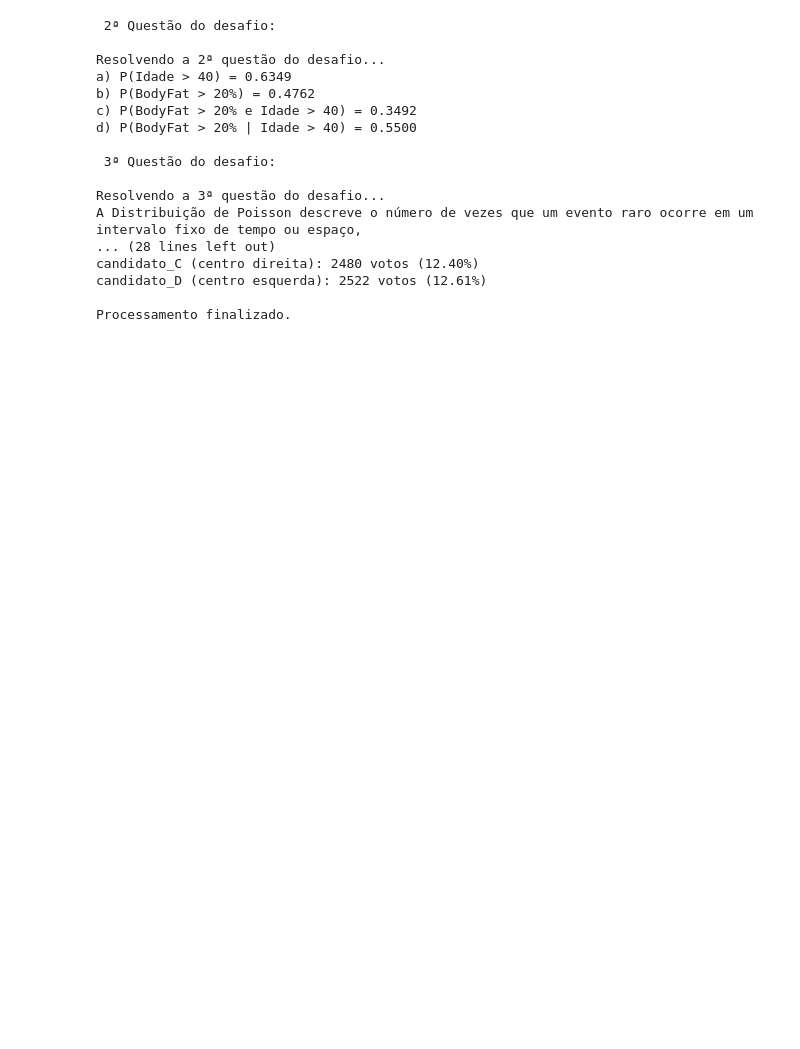
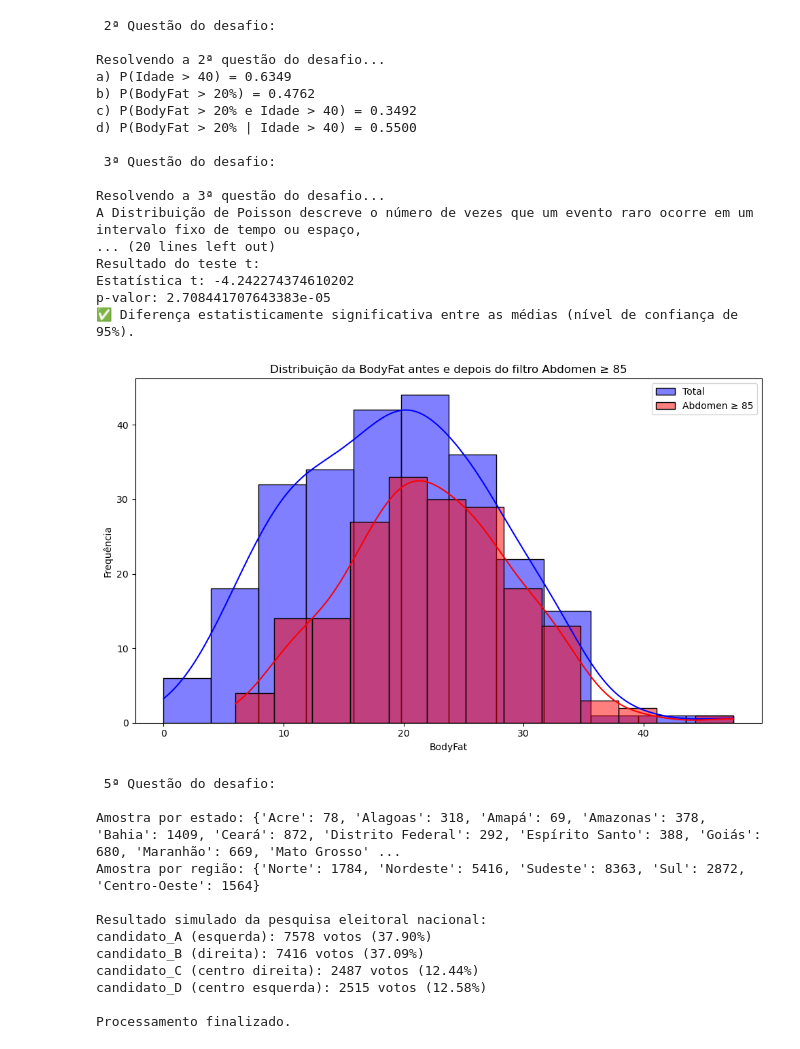
Before and after one commit to eduardoschettini/CV_Desafio_Final_Estatistica, a Jupyter notebook: desafio_final.ipynb, the cells around one changed output. Cells and saved outputs as stored; diff of their text form; code cells hidden in the pictures; blank space fills up the shorter version.

```diff
--- a/desafio_final.ipynb
+++ b/desafio_final.ipynb
@@ -6,7 +6,7 @@ import pandas as pd
 import matplotlib.pyplot as plt
 import seaborn as sns
 from scipy import stats
-from scipy.stats import pearsonr, shapiro, norm
+from scipy.stats import pearsonr, shapiro, norm, ttest_ind
 
 arquivo = "./bodyfat.csv"
 
@@ -110,6 +110,17 @@ def resposta_questao_3(dados):
     print("\nCalculando a probabilidade de Height > 180 cm:")
     probabilidade_maior_que_x(dados, 'Height', 180)
 
+def probabilidade_maior_que_x(dados, coluna, x_cm):
+    x_inch = round(x_cm / 2.54, 4)  # Convertendo cm para polegadas, padrao do dataset
+    media = dados[coluna].mean()
+    desvio = dados[coluna].std()
+    z = (x_inch - media) / desvio
+    prob = 1 - norm.cdf(z)
+    print(f"Média de {coluna}: {media:.2f} ({media*2.54:.2f} cm)")
+    print(f"Desvio padrão de {coluna}: {desvio:.2f} ({desvio*2.54:.2f} cm)")
+    print(f"z-score para {x_inch} ({x_cm:.2f} cm): {z:.2f}")
+    print(f"Probabilidade de {coluna} > {x_inch} ({x_cm:.2f} cm): {prob:.4f}")
+
 def resposta_questao_4(dados):
     '''
     Analisando o dataset bodyfat.csv, escolhi a coluna BodyFat como variável contínua A
@@ -129,6 +140,41 @@ def resposta_questao_4(dados):
     termos de gordura corporal — o que faz sentido fisiologicamente, já que a circunferência abdominal está
     fortemente associada à adiposidade central.
     '''
+
+    # Verificar se há valores nulos nas colunas relevantes
+    dados = dados[['BodyFat', 'Abdomen']].dropna()
+
+    # Separar os dados
+    bodyfat_total = dados['BodyFat']
+    bodyfat_filtrado = dados[dados['Abdomen'] >= 85]['BodyFat']
+
+    # Estatísticas descritivas
+    print("Média BodyFat (total):", bodyfat_total.mean())
+    print("Média BodyFat (Abdomen >= 85):", bodyfat_filtrado.mean())
+
+    # Teste t de amostras independentes
+    t_stat, p_value = ttest_ind(bodyfat_total, bodyfat_filtrado, equal_var=False)
+
+    print("\nResultado do teste t:")
+    print("Estatística t:", t_stat)
+    print("p-valor:", p_value)
+
+    # Interpretação
+    if p_value < 0.05:
+        print("✅ Diferença estatisticamente significativa entre as médias (nível de confiança de 95%).")
+    else:
+        print("❌ Não há evidência suficiente para afirmar diferença significativa entre as médias.")
+
+    # Visualização
+    plt.figure(figsize=(10, 6))
+    sns.histplot(bodyfat_total, color='blue', label='Total', kde=True)
+    sns.histplot(bodyfat_filtrado, color='red', label='Abdomen ≥ 85', kde=True)
+    plt.title('Distribuição da BodyFat antes e depois do filtro Abdomen ≥ 85')
+    plt.xlabel('BodyFat')
+    plt.ylabel('Frequência')
+    plt.legend()
+    plt.tight_layout()
+    plt.show()
 
 def resposta_questao_5(candidatos_personalizados=None):
     '''
@@ -161,6 +207,9 @@ def resposta_questao_5(candidatos_personalizados=None):
         QUE PUDESSE SER LOCALIZADA, VISTO QUE O SÍTIO DO IBGE SE ENCONTRA COM GRANDE
         INDISPONIBILIDADE. DESSA FORMA OPTAMOS POR NÃO USAR API PARA NÃO INCORRER NO
         RISCO DE NÃO SER POSSÍVEL REALIZAR A SIMULAÇÃO.
+        COMO REFERÊNCIA DOS CÁLCULOS USAMOS O DOCUMENTO:
+        INSTITUTO DE PESQUISA DATASENADO. DELINEAMENTO AMOSTRAL DAS PESQUISAS DATASENADO: NOTA TÉCNICA.
+        BRASÍLIA: SECRETARIA DE TRANSPARÊNCIA DO SENADO FEDERAL, JUN. 2020.
     '''
 
     amostra_estados, amostra_regioes = gera_amostra_eleitoral()
@@ -400,35 +449,48 @@ if __name__ == "__main__":
 Iniciando aplicação.
 - Iniciando o processamento dos dados...
 
 - Dados carregados com sucesso!
 
  1ª Questão do desafio:
 
 Resolvendo a 1ª questão do desafio...
 Colunas disponíveis no dataset:
 ['Density', 'BodyFat', 'Age', 'Weight', 'Height', 'Neck', 'Chest', 'Abdomen', 'Hip', 'Thigh', 'Knee', 'Ankle', 'Biceps', 'Forearm', 'Wrist']
 
 Colunas selecionadas para análise:
 ... (33 lines left out)
 Estatística: 0.6916, p-valor: 0.0000
 Conclusão: Height não segue uma distribuição normal.
 
 Gerando gráfico Boxplot da coluna Height:
 [figure]
  2ª Questão do desafio:
 
 Resolvendo a 2ª questão do desafio...
 a) P(Idade > 40) = 0.6349
 b) P(BodyFat > 20%) = 0.4762
 c) P(BodyFat > 20% e Idade > 40) = 0.3492
 d) P(BodyFat > 20% | Idade > 40) = 0.5500
 
  3ª Questão do desafio:
 
 Resolvendo a 3ª questão do desafio...
 A Distribuição de Poisson descreve o número de vezes que um evento raro ocorre em um intervalo fixo de tempo ou espaço,
-... (28 lines left out)
-candidato_C (centro direita): 2480 votos (12.40%)
-candidato_D (centro esquerda): 2522 votos (12.61%)
-
-Processamento finalizado.
+... (20 lines left out)
+Resultado do teste t:
+Estatística t: -4.242274374610202
+p-valor: 2.708441707643383e-05
+✅ Diferença estatisticamente significativa entre as médias (nível de confiança de 95%).
+[figure, added]
+ 5ª Questão do desafio:
+
+Amostra por estado: {'Acre': 78, 'Alagoas': 318, 'Amapá': 69, 'Amazonas': 378, 'Bahia': 1409, 'Ceará': 872, 'Distrito Federal': 292, 'Espírito Santo': 388, 'Goiás': 680, 'Maranhão': 669, 'Mato Grosso' ...
+Amostra por região: {'Norte': 1784, 'Nordeste': 5416, 'Sudeste': 8363, 'Sul': 2872, 'Centro-Oeste': 1564}
+
+Resultado simulado da pesquisa eleitoral nacional:
+candidato_A (esquerda): 7578 votos (37.90%)
+candidato_B (direita): 7416 votos (37.09%)
+candidato_C (centro direita): 2487 votos (12.44%)
+candidato_D (centro esquerda): 2515 votos (12.58%)
+
+Processamento finalizado.
```
